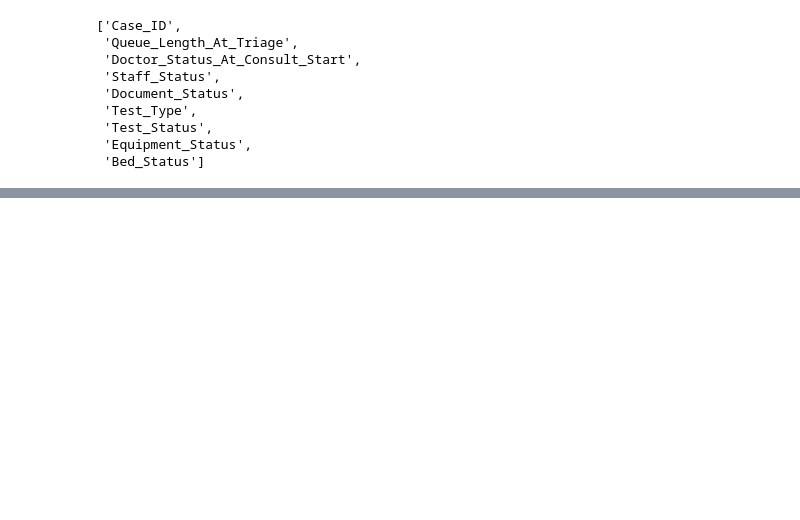
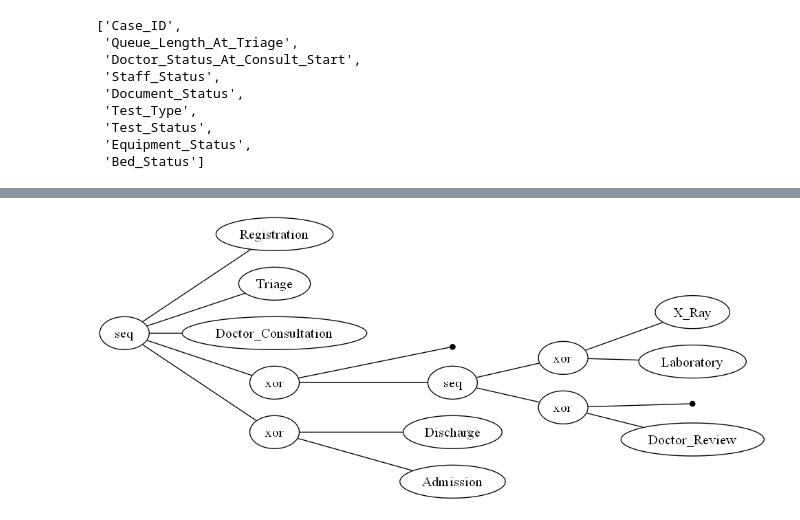
Before and after one commit to Ananyasingh0413/CareFlow---Clinical-Pathway-Process-Mining, a Jupyter notebook: healthcare_project-checkpoint.ipynb, the cells around one changed output, grey strips where cells are left out. Cells and saved outputs as stored; diff of their text form; code cells hidden in the pictures; blank space fills up the shorter version.

```diff
--- a/healthcare_project-checkpoint.ipynb
+++ b/healthcare_project-checkpoint.ipynb
@@ -1339,0 +1452,7 @@ op.columns.tolist()
+# %%
+from pm4py.visualization.process_tree import visualizer
+
+gviz = visualizer.apply(process_tree)
+visualizer.view(gviz)
+# %% [output]
+[figure, added]
```
Also changed, not shown: parts of 12 cells of this notebook.
